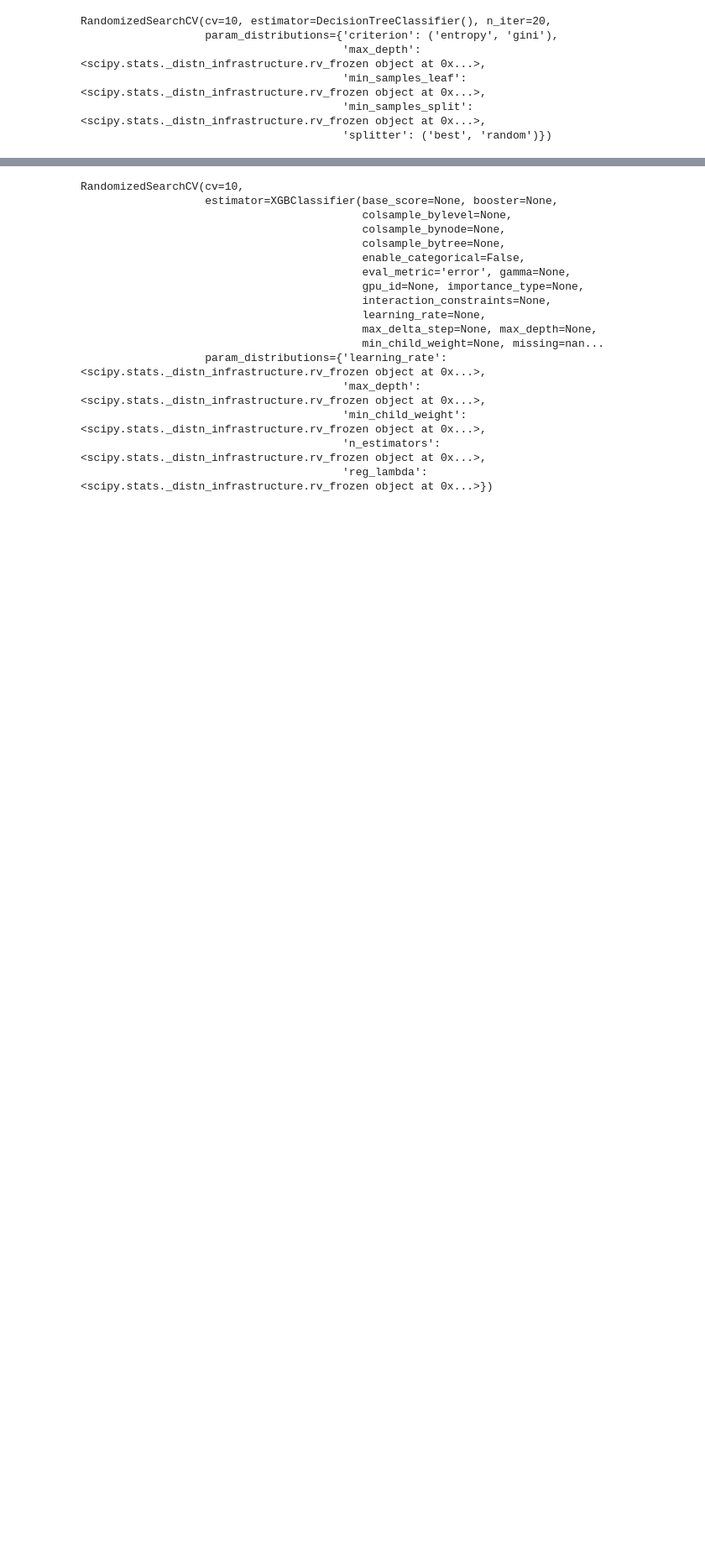
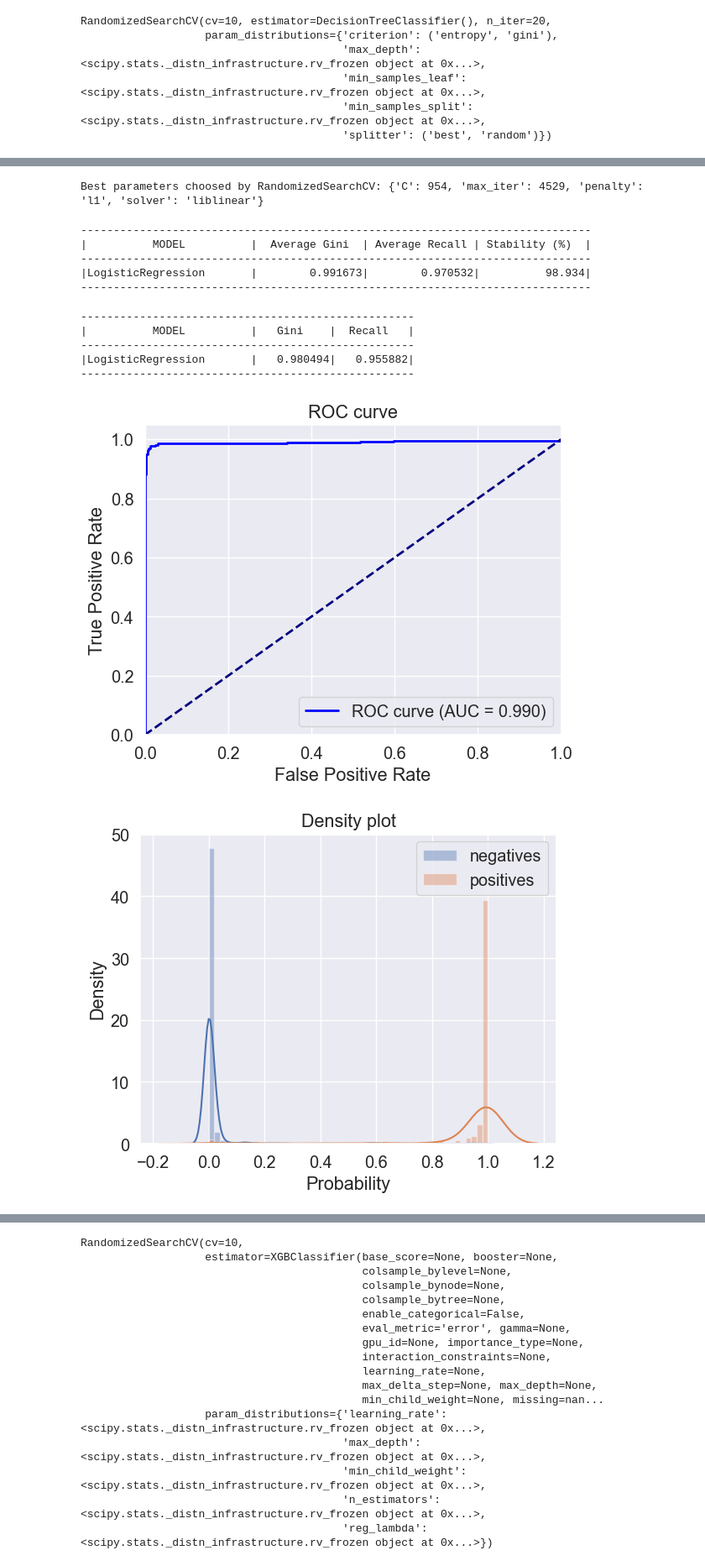
Before and after one commit to grzenow/data-science, a Jupyter notebook: grzegorz_nowak-wines_quality_analysis.ipynb, the cells around one changed output, grey strips where cells are left out. Shown at 84% size. Drawn from its saved outputs; the diff is of its cells as text; code cells hidden in the pictures; blank space fills up the shorter version.

```diff
--- a/grzegorz_nowak-wines_quality_analysis.ipynb
+++ b/grzegorz_nowak-wines_quality_analysis.ipynb
@@ -982,0 +935,26 @@ rfc_rs_parameters = {'n_estimators': randint(1,200),#[3, 5, 10, 15, 25, 50, 100]
+# %%
+lgr_rs_best_parameters = lgr_rs.best_params_
+# %%
+print('Best parameters choosed by RandomizedSearchCV: {}'.format(lgr_rs_best_parameters))
+# %% [output]
+Best parameters choosed by RandomizedSearchCV: {'C': 954, 'max_iter': 4529, 'penalty': 'l1', 'solver': 'liblinear'}
+# %%
+lgr_rs_model = LogisticRegression(**lgr_rs_best_parameters)
+# %%
+gini = cv_and_score_model(lgr_rs_model, X_train, y_train, True)
+# %% [output]
+------------------------------------------------------------------------------
+|          MODEL          |  Average Gini  | Average Recall | Stability (%)  |
+------------------------------------------------------------------------------
+|LogisticRegression       |        0.991673|        0.970532|          98.934|
+------------------------------------------------------------------------------
+# %%
+test_model(lgr_rs_model, X_train.columns, True)
+# %% [output]
+---------------------------------------------------
+|          MODEL          |   Gini    |  Recall   |
+---------------------------------------------------
+|LogisticRegression       |   0.980494|   0.955882|
+---------------------------------------------------
+[figure, added]
+[figure, added]
```
Also changed, not shown: parts of 58 cells of this notebook.
